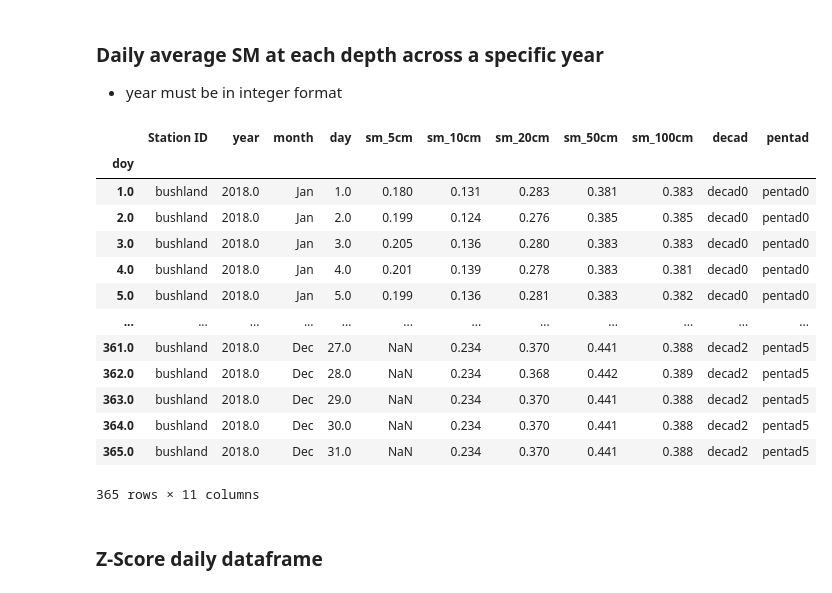
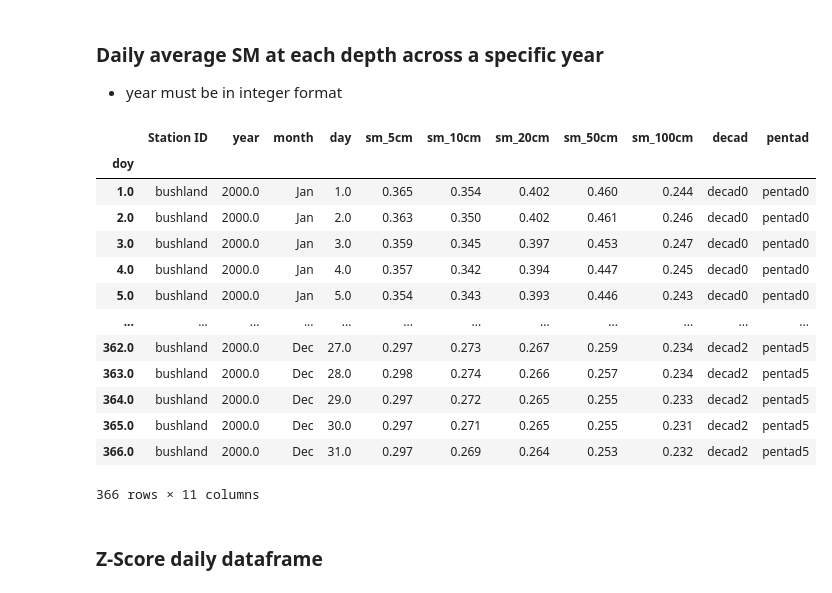
Before and after one commit to krosenberg01/usgs-nccasc-soil-moisture, a Jupyter notebook: usgs-nccasc-soil-moisture.ipynb, the cells around one changed output. Drawn from its saved outputs; the diff is of its cells as text; code cells hidden in the pictures.

```diff
--- a/usgs-nccasc-soil-moisture.ipynb
+++ b/usgs-nccasc-soil-moisture.ipynb
@@ -50,8 +53,8 @@ os.chdir(os.path.join(et.io.HOME, 'earth-analytics', 'Soil-Moisture-Project', 'u
 # if not os.path.exists("soil-moisture-export-plots"):
 #     os.mkdir("soil-moisture-export-plots")
 # %%
-# Command to make all dataframes display in full
-pd.set_option("display.max_rows", None, "display.max_columns", None)
+# # Command to make all dataframes display in full
+# pd.set_option("display.max_rows", None, "display.max_columns", None)
 # %% [markdown]
 ## Functions:
 # %%
@@ -82,3 +92,7 @@ month_list = ('Jan', 'Feb', 'Mar', 'Apr', 'May', 'Jun', 'Jul', 'Aug', 'Sep', 'Oc
+# %%
+# Enter station name and year for analysis
+variable = "bushland"
+year_view = 2000
 # %% [markdown]
 ### Preview dataframe for any station
 # %%
@@ -246,24 +475,24 @@ station_monthly_mean_all_years
 * year must be in integer format
 # %%
 # Daily average SM for the Bushland, TX station for the year 2018
-station_daily_avg_year = customfunctions.daily_avg(soil_moisture_dict["bushland"], 2018)
+station_daily_avg_year = customfunctions.daily_avg(soil_moisture_dict[variable], year_view)
 
 station_daily_avg_year
 # %% [output]
 |  | Station ID | year | month | day | sm_5cm | sm_10cm | sm_20cm | sm_50cm | sm_100cm | decad | pentad |
 | doy |  |  |  |  |  |  |  |  |  |  |  |
-| 1.0 | bushland | 2018.0 | Jan | 1.0 | 0.180 | 0.131 | 0.283 | 0.381 | 0.383 | decad0 | pentad0 |
-| 2.0 | bushland | 2018.0 | Jan | 2.0 | 0.199 | 0.124 | 0.276 | 0.385 | 0.385 | decad0 | pentad0 |
-| 3.0 | bushland | 2018.0 | Jan | 3.0 | 0.205 | 0.136 | 0.280 | 0.383 | 0.383 | decad0 | pentad0 |
-| 4.0 | bushland | 2018.0 | Jan | 4.0 | 0.201 | 0.139 | 0.278 | 0.383 | 0.381 | decad0 | pentad0 |
-| 5.0 | bushland | 2018.0 | Jan | 5.0 | 0.199 | 0.136 | 0.281 | 0.383 | 0.382 | decad0 | pentad0 |
+| 1.0 | bushland | 2000.0 | Jan | 1.0 | 0.365 | 0.354 | 0.402 | 0.460 | 0.244 | decad0 | pentad0 |
+| 2.0 | bushland | 2000.0 | Jan | 2.0 | 0.363 | 0.350 | 0.402 | 0.461 | 0.246 | decad0 | pentad0 |
+| 3.0 | bushland | 2000.0 | Jan | 3.0 | 0.359 | 0.345 | 0.397 | 0.453 | 0.247 | decad0 | pentad0 |
+| 4.0 | bushland | 2000.0 | Jan | 4.0 | 0.357 | 0.342 | 0.394 | 0.447 | 0.245 | decad0 | pentad0 |
+| 5.0 | bushland | 2000.0 | Jan | 5.0 | 0.354 | 0.343 | 0.393 | 0.446 | 0.243 | decad0 | pentad0 |
 | ... | ... | ... | ... | ... | ... | ... | ... | ... | ... | ... | ... |
-| 361.0 | bushland | 2018.0 | Dec | 27.0 | NaN | 0.234 | 0.370 | 0.441 | 0.388 | decad2 | pentad5 |
-| 362.0 | bushland | 2018.0 | Dec | 28.0 | NaN | 0.234 | 0.368 | 0.442 | 0.389 | decad2 | pentad5 |
-| 363.0 | bushland | 2018.0 | Dec | 29.0 | NaN | 0.234 | 0.370 | 0.441 | 0.388 | decad2 | pentad5 |
-| 364.0 | bushland | 2018.0 | Dec | 30.0 | NaN | 0.234 | 0.370 | 0.441 | 0.388 | decad2 | pentad5 |
-| 365.0 | bushland | 2018.0 | Dec | 31.0 | NaN | 0.234 | 0.370 | 0.441 | 0.388 | decad2 | pentad5 |
+| 362.0 | bushland | 2000.0 | Dec | 27.0 | 0.297 | 0.273 | 0.267 | 0.259 | 0.234 | decad2 | pentad5 |
+| 363.0 | bushland | 2000.0 | Dec | 28.0 | 0.298 | 0.274 | 0.266 | 0.257 | 0.234 | decad2 | pentad5 |
+| 364.0 | bushland | 2000.0 | Dec | 29.0 | 0.297 | 0.272 | 0.265 | 0.255 | 0.233 | decad2 | pentad5 |
+| 365.0 | bushland | 2000.0 | Dec | 30.0 | 0.297 | 0.271 | 0.265 | 0.255 | 0.231 | decad2 | pentad5 |
+| 366.0 | bushland | 2000.0 | Dec | 31.0 | 0.297 | 0.269 | 0.264 | 0.253 | 0.232 | decad2 | pentad5 |
-365 rows × 11 columns
+366 rows × 11 columns
 # %%
 # # Export above dataframe to csv
 # station_daily_avg_year.to_csv("bushland_daily_mean_2018.csv")
```
Also changed, not shown: parts of 42 cells of this notebook.
